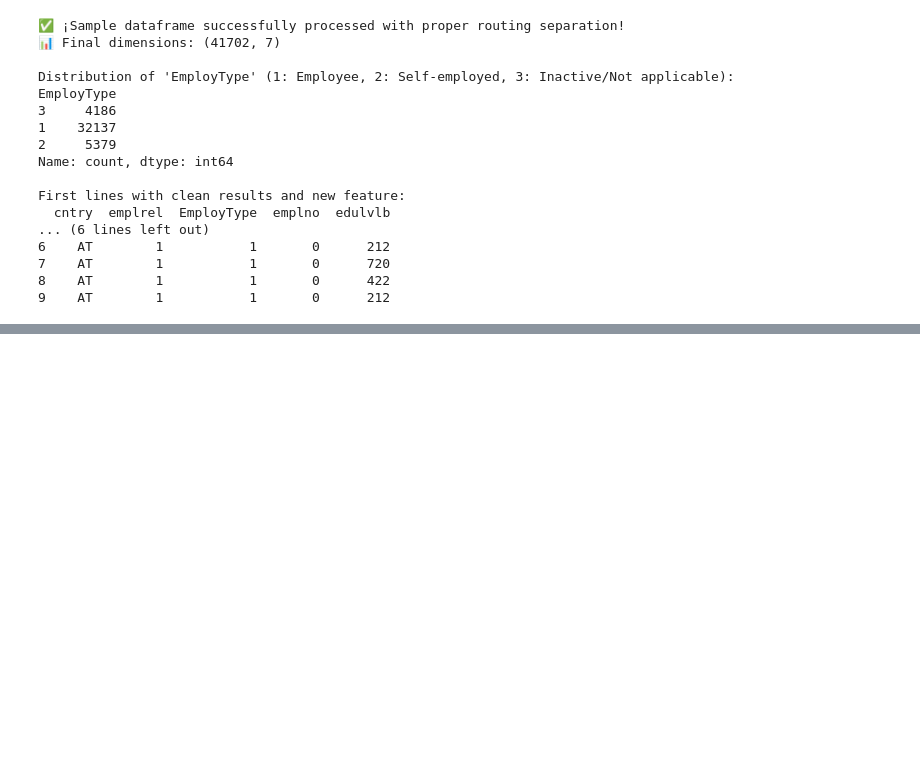
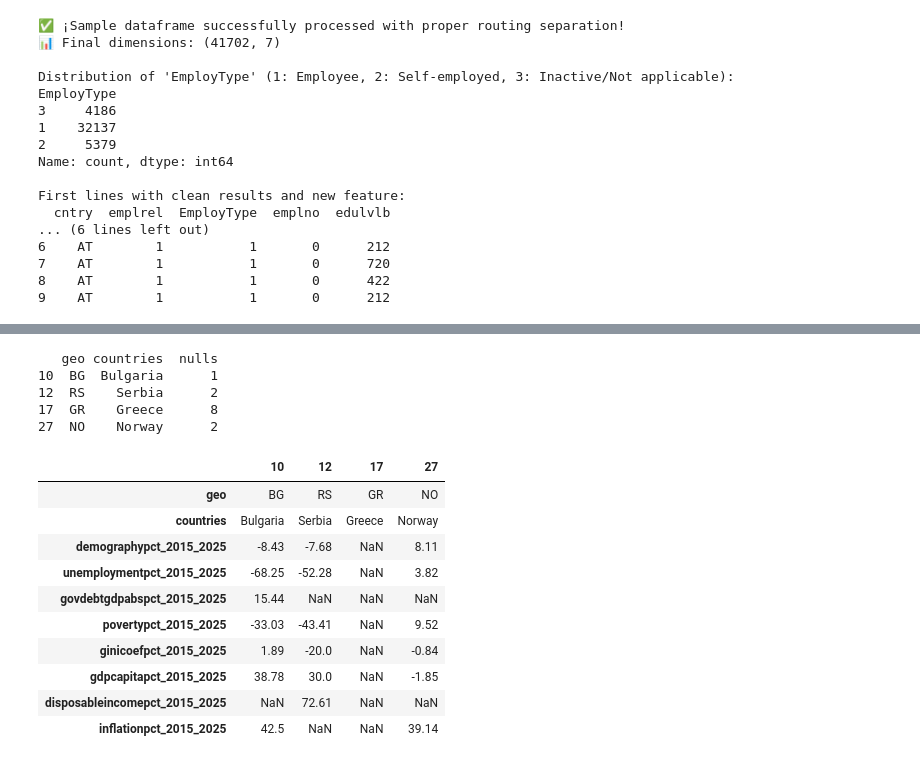
Before and after one commit to JosBerGon34/DataScienceCourse, a Jupyter notebook: notebooks/Ex6.1.ipynb, the cells around one changed output, grey strips where cells are left out. Drawn from its saved outputs; the diff is of its cells as text; code cells hidden in the pictures; blank space fills up the shorter version.

```diff
--- a/notebooks/Ex6.1.ipynb
+++ b/notebooks/Ex6.1.ipynb
@@ -260,0 +282,17 @@ First lines with clean results and new feature:
+# %%
+#2. Applied / Data Level (Grouped vs. Multivariate Imputation)
+
+#A Impute missing values in ordinal survey variables (e.g., trstlgl, stfdem, polintr) using country-level or regional-cluster medians (cntgrp_fc) using Pandas .groupby().transform().
+# Multivariate Imputation (IterativeImputer / MICE):
+# Utilize sklearn.impute.IterativeImputer (enabling experimental features via from sklearn.experimental import enable_iterative_imputer) to model missing features as a function of other respondent answers.
+import numpy as np
+import pandas as pd
+import duckdb as db
+
+#A.1 Lets load our region-economic table and check the data:
+con.execute(attach_query)
+df_clusters = con.sql("""SELECT * FROM db.macro_features_matrix_2015_2025""").df()
+#Lets verify the data:
+print(df_clusters.shape)
+print(df_clusters[['geo', 'countries']].head())
+print(df_clusters.isna().sum())  # Check where are the nulls.
@@ -260,0 +317,11 @@ First lines with clean results and new feature:
+# %%
+#Lets see wich countries has those NA values on economic columms:
+
+econ_cols = [
+    'demographypct_2015_2025', 'unemploymentpct_2015_2025',
+    'govdebtgdpabspct_2015_2025', 'povertypct_2015_2025',
+    'ginicoefpct_2015_2025', 'gdpcapitapct_2015_2025',
+    'disposableincomepct_2015_2025', 'inflationpct_2015_2025'
+]
+print(f"\nCountries with some Nulls on economic columms:")
+print(df_clusters[df_clusters[econ_cols].isna().any(axis=1)][['geo', 'countries']])
@@ -260,0 +346,30 @@ First lines with clean results and new feature:
+# %%
+#Lets verify wich countries we must fill null values, according on unique values
+#coincidence with our main ESS dataset:
+ess_countries = set(df_sample_3v['cntry'])
+mask = df_clusters['geo'].isin(ess_countries) & df_clusters[econ_cols].isna().any(axis=1)
+
+print(df_clusters.loc[mask, ['geo', 'countries']]
+      .assign(nulls=df_clusters.loc[mask, econ_cols].isna().sum(axis=1)))
+# %% [output]
+   geo countries  nulls
+10  BG  Bulgaria      1
+12  RS    Serbia      2
+17  GR    Greece      8
+27  NO    Norway      2
+# %%
+#Now we need to know wich columns are with null values for each coincident country
+#unique value:
+df_clusters.loc[mask, ['geo', 'countries'] + econ_cols].T
+# %% [output]
+|  | 10 | 12 | 17 | 27 |
+| geo | BG | RS | GR | NO |
+| countries | Bulgaria | Serbia | Greece | Norway |
+| demographypct_2015_2025 | -8.43 | -7.68 | NaN | 8.11 |
+| unemploymentpct_2015_2025 | -68.25 | -52.28 | NaN | 3.82 |
+| govdebtgdpabspct_2015_2025 | 15.44 | NaN | NaN | NaN |
+| povertypct_2015_2025 | -33.03 | -43.41 | NaN | 9.52 |
+| ginicoefpct_2015_2025 | 1.89 | -20.0 | NaN | -0.84 |
+| gdpcapitapct_2015_2025 | 38.78 | 30.0 | NaN | -1.85 |
+| disposableincomepct_2015_2025 | NaN | 72.61 | NaN | NaN |
+| inflationpct_2015_2025 | 42.5 | NaN | NaN | 39.14 |
```
Also changed, not shown: parts of 6 cells of this notebook, 1 other file.
